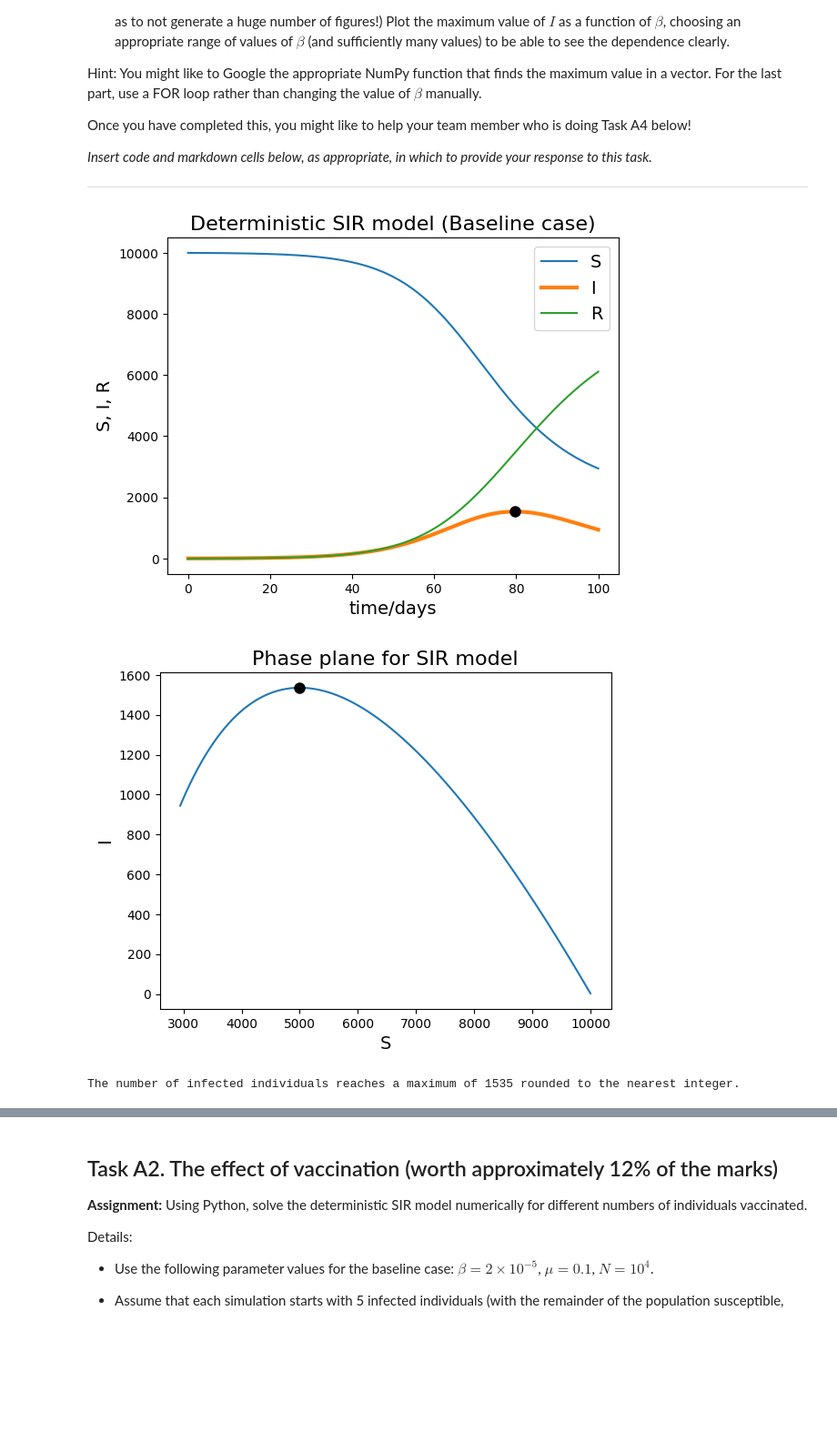
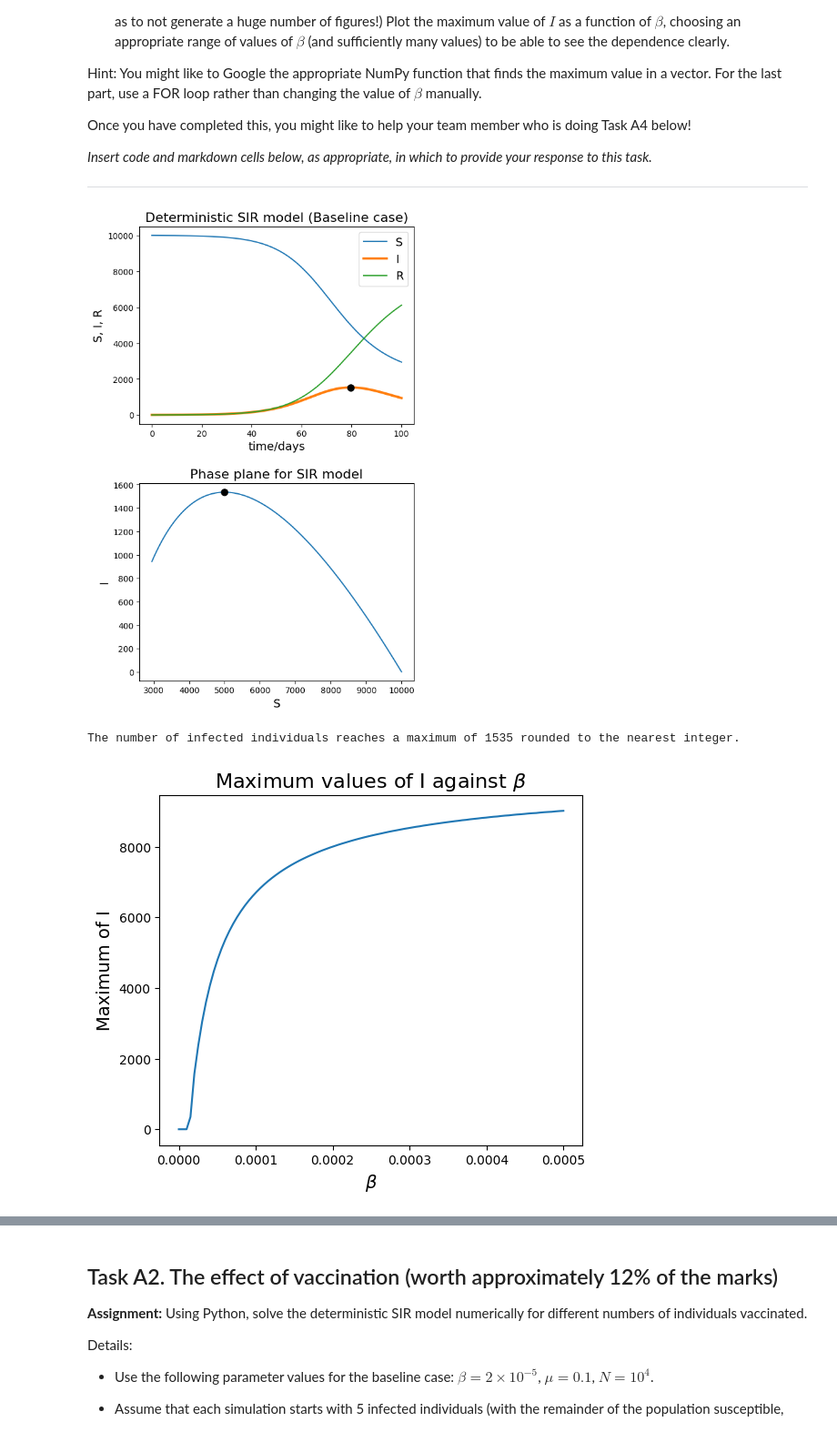
Before and after one commit to davebeansbeans/epidemiology-project, a Jupyter notebook: Epidemiology_Project_Specification.ipynb, the cells around one changed output, grey strips where cells are left out. Shown: that part at 91% size. Cells and saved outputs as stored; diff of their text form; code cells hidden in the pictures; blank space fills up the shorter version.

Commit message:
plots now using standard fig ax approach

```diff
--- a/Epidemiology_Project_Specification.ipynb
+++ b/Epidemiology_Project_Specification.ipynb
@@ -86,56 +86,61 @@ I = y_sol[:,1]
 R = y_sol[:,2]
 Imax = I.max()
 
+# setting up figures and subplots
+fig1, (ax11, ax12) = plt.subplots(nrows=2,figsize=(6,10))
+fig1.subplots_adjust(hspace=0.3)
+
 # plot the time evolution of S, I, R
-plt.plot(t, S, label = "S")
-plt.plot(t, I, lw = 3, label = "I")
-plt.plot(t, R, label = "R")
-plt.plot(t[np.where(I == Imax)], Imax, 'ko', markersize = 8)
+ax11.plot(t, S, label = "S")
+ax11.plot(t, I, lw = 3, label = "I")
+ax11.plot(t, R, label = "R")
+ax11.plot(t[np.where(I == Imax)], Imax, 'ko', markersize = 8)
 
 # labels etc
-plt.xlabel("time/days", fontsize = 14)
-plt.ylabel("S, I, R", fontsize = 14)
-plt.title("Deterministic SIR model (Baseline case)", fontsize = 16)
-plt.legend(fontsize = 14)
-
-plt.show()
+ax11.set_xlabel("time/days", fontsize = 14)
+ax11.set_ylabel("S, I, R", fontsize = 14)
+ax11.set_title("Deterministic SIR model (Baseline case)", fontsize = 16)
+ax11.legend(fontsize = 14)
 
 # plot the evolution in the S,I phase plane
-plt.plot(S, I)
-plt.plot(S[np.where(I == Imax)], Imax, 'ko', markersize = 8)
+ax12.plot(S, I)
+ax12.plot(S[np.where(I == Imax)], Imax, 'ko', markersize = 8)
 
 # labels etc
-plt.xlabel("S", fontsize = 14)
-plt.ylabel("I", fontsize = 14)
-plt.title("Phase plane for SIR model", fontsize = 16)
+ax12.set_xlabel("S", fontsize = 14)
+ax12.set_ylabel("I", fontsize = 14)
+ax12.set_title("Phase plane for SIR model", fontsize = 16)
 
 plt.show()
 
 print(f'The number of infected individuals reaches a maximum of {int(np.floor(Imax))} rounded to the nearest integer.')
 
 # set up grid for betas
 nbetas = 100
 Imax_list = []
 betas = np.linspace(0, 5*(10**-4), nbetas)
 
 # repeat analysis for range of betas
 for i in range(0,nbetas):
     # call ODE solver
     y_sol = odeint(SIR, y0, t, (betas[i],))
 
     # extract I from the solution array y
     I = y_sol[:,1]
     Imax = I.max()
     Imax_list.append(Imax)
 
+# setting up figure and subplot for second plot
+fig2, ax21 = plt.subplots(figsize=(6,5))
+
 # plot max of I against beta
-plt.plot(betas,np.array(Imax_list))
-plt.xlabel("$\\beta$", fontsize=14)
-plt.ylabel("Maximum of I", fontsize=14)
-plt.title("Maximum values of I against $\\beta$", fontsize=16)
+ax21.plot(betas,np.array(Imax_list))
+ax21.set_xlabel("$\\beta$", fontsize=14)
+ax21.set_ylabel("Maximum of I", fontsize=14)
+ax21.set_title("Maximum values of I against $\\beta$", fontsize=16)
 
 plt.show()
 # %% [output]
-[figure, old version]
+[figure, new version]
+The number of infected individuals reaches a maximum of 1535 rounded to the nearest integer.
-[figure, old version]
+[figure, new version]
-The number of infected individuals reaches a maximum of 1535 rounded to the nearest integer.
```
Also changed, not shown: parts of 1 cell of this notebook.
